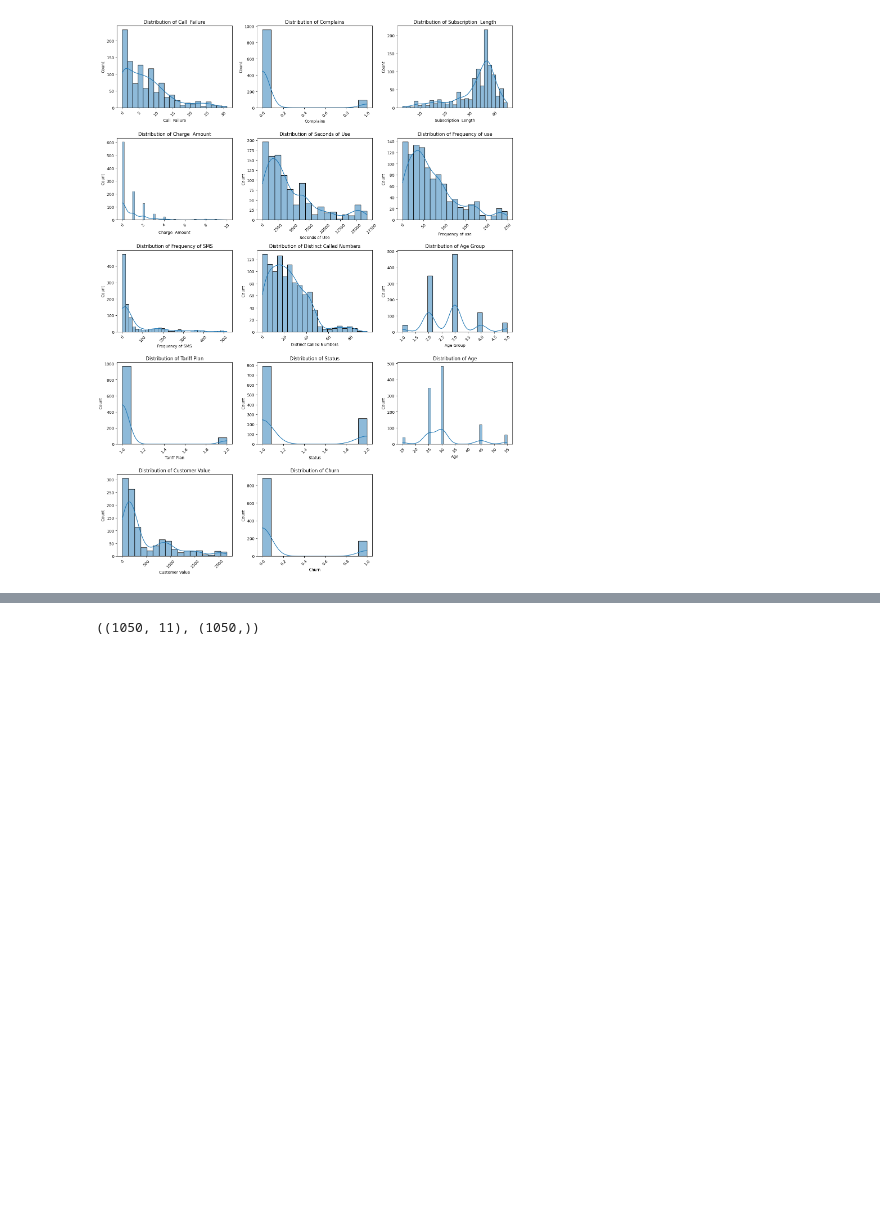
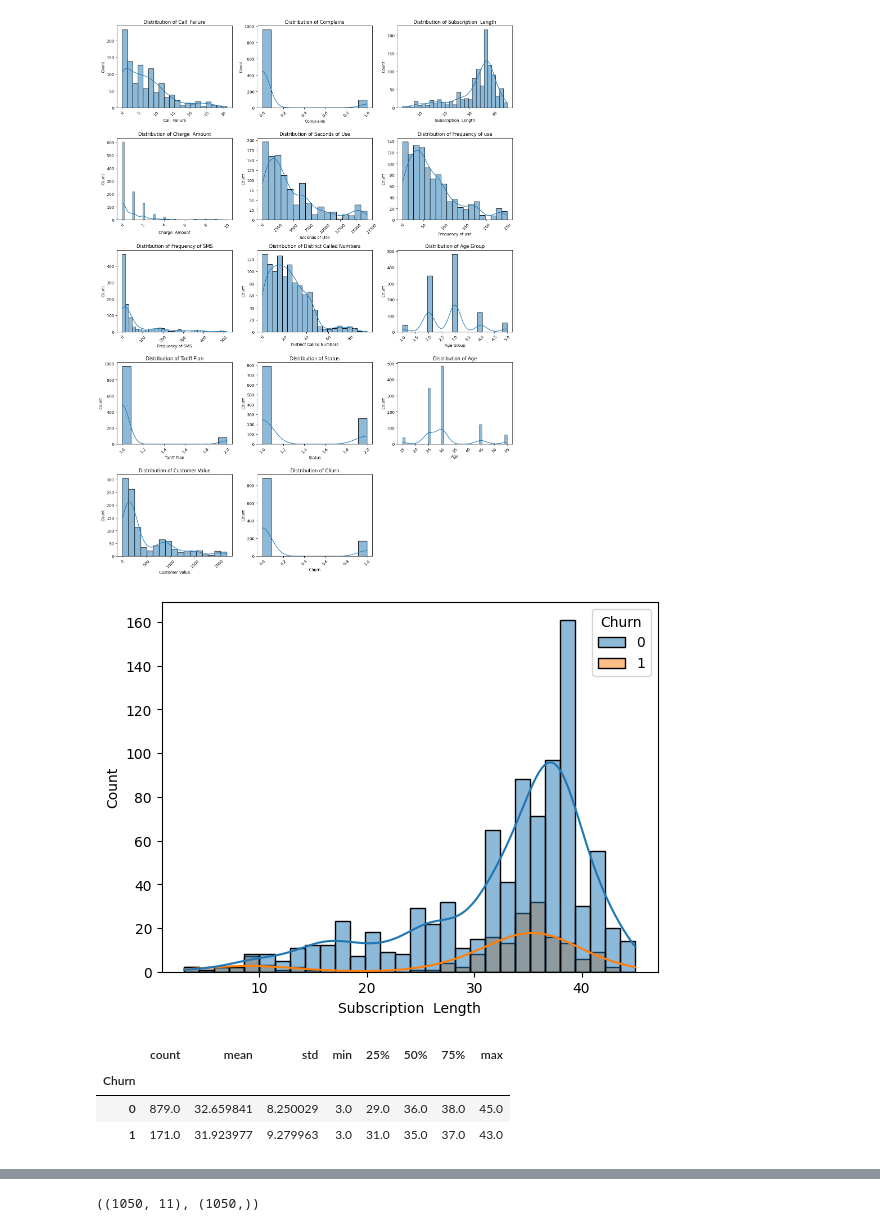
Before and after one commit to paultongyoo/churn-model-evaluation-platform, a Jupyter notebook: code/orchestration/modeling/churn_model_training.ipynb, the cells around one changed output, grey strips where cells are left out. Cells and saved outputs as stored; diff of their text form; code cells hidden in the pictures; blank space fills up the shorter version.

```diff
--- a/code/orchestration/modeling/churn_model_training.ipynb
+++ b/code/orchestration/modeling/churn_model_training.ipynb
@@ -87,6 +87,18 @@ def plot_numerical_variables(numerical_df):
 plot_numerical_variables(df)
 # %% [output]
 [figure]
+# %%
+sns.histplot(data=df, x="Subscription  Length", kde=True, bins=30, hue="Churn")
+plt.show()
+# %% [output]
+[figure, added]
+# %%
+df.groupby("Churn")["Subscription  Length"].describe()
+# %% [output]
+|  | count | mean | std | min | 25% | 50% | 75% | max |
+| Churn |  |  |  |  |  |  |  |  |
+| 0 | 879.0 | 32.659841 | 8.250029 | 3.0 | 29.0 | 36.0 | 38.0 | 45.0 |
+| 1 | 171.0 | 31.923977 | 9.279963 | 3.0 | 31.0 | 35.0 | 37.0 | 43.0 |
 # %%
 print(Path().resolve().parents[2])
 env_path = Path().resolve().parents[2] / ".env"
```
Also changed, not shown: parts of 3 cells of this notebook, 2 other files.
